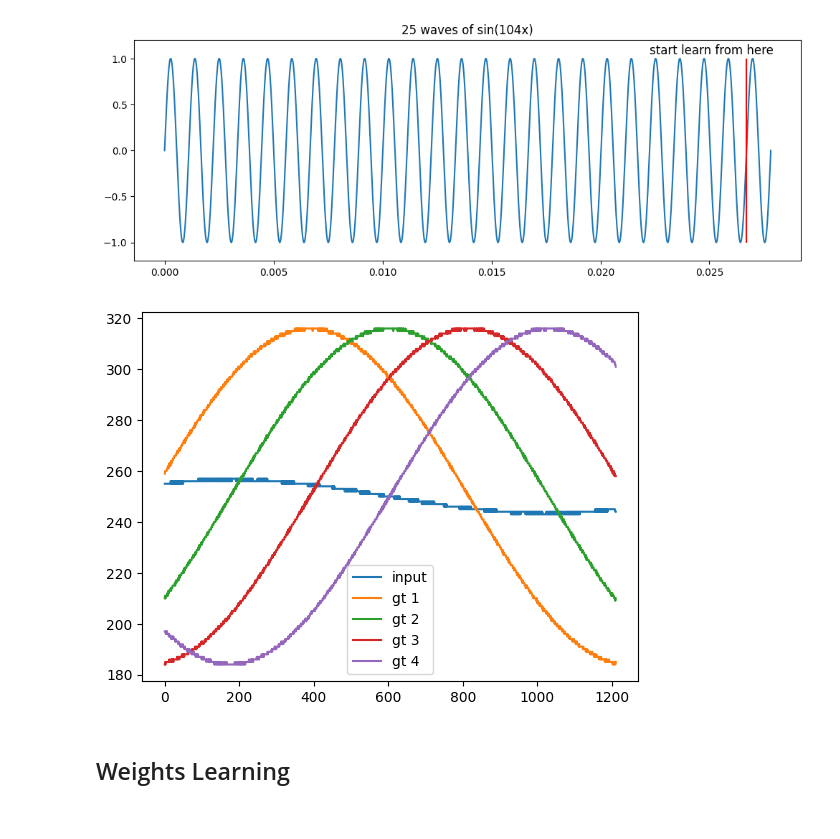
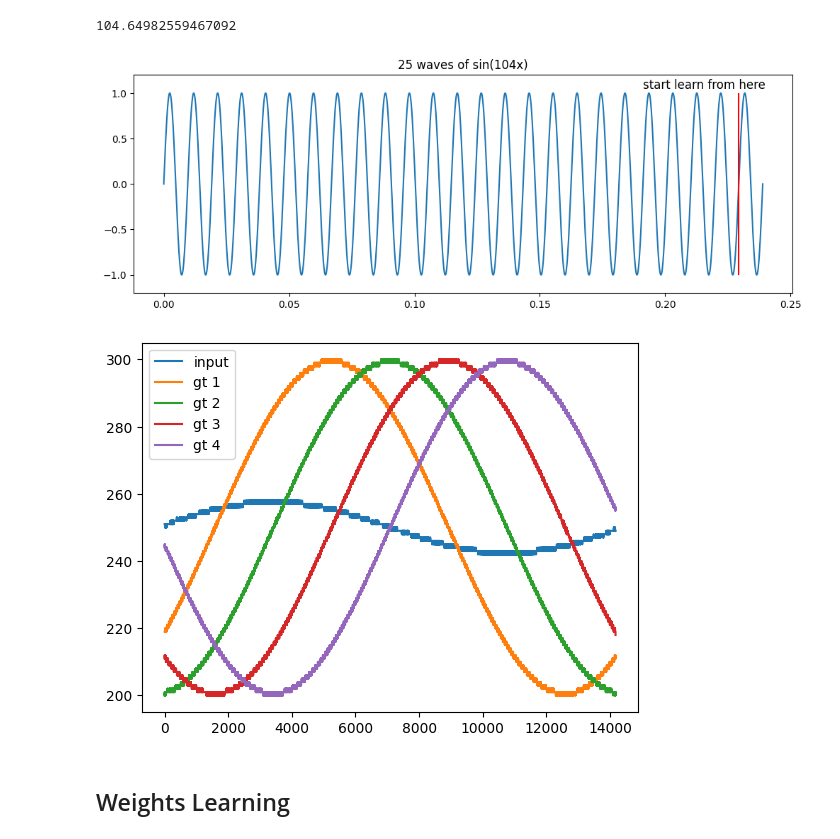
Before and after one commit to yakir4123/SNN-SCTN, a Jupyter notebook: notebooks/supervised_stdp_resonator.ipynb, the cells around one changed output. Drawn from its saved outputs; the diff is of its cells as text; code cells hidden in the pictures.

```diff
--- a/notebooks/supervised_stdp_resonator.ipynb
+++ b/notebooks/supervised_stdp_resonator.ipynb
@@ -66,7 +66,7 @@ def smooth(arr, size):
     return res
 
 clk_freq = 1536000
-freq0 = 849
+freq0 = 104
 lf = 4
 best_lp = lp_by_lf(lf, freq0, clk_freq)
 freq0 = freq_of_resonator(clk_freq, lf, best_lp)
@@ -75,6 +75,9 @@ duration = 25 / freq0
 x = np.linspace(0, duration, int(duration * clk_freq))
 t = x * 2 * np.pi * freq0
 sine_wave = np.sin(t)
+freq0
+# %% [output]
+104.64982559467092
 # %%
 plt.figure(figsize=(12, 4))
 plt.plot(x, sine_wave)
@@ -84,7 +87,7 @@ plt.text(20/freq0, 1.05, 'start learn from here', fontsize=12)
 plt.ylim(-1.2, 1.2)
 None
 # %% [output]
-[figure, old version]
+[figure, new version]
 # %%
 %matplotlib inline
 
@@ -98,35 +101,38 @@ neuron.activation_function = IDENTITY
 resonator.add_layer(SCTNLayer([neuron]))
 
 wave_length = int(clk_freq/freq0)
 resonator.log_out_spikes(-1)
 resonator.input_full_data(sine_wave)
 
 resonator_input = neuron_output(resonator.neurons[0], freq0, shift_degrees=0)
 rresonator_input = events_to_spikes(resonator_input-resonator_input[0], run_window=spikes_window, spikes_arr_size=int(clk_freq/freq0)+1)
 
 ground_truth = []
 for phase_shift in [45, 90, 135, 180]:
     phase_shift /= 360
     resonator.input_full_data(sine_wave[int((1-phase_shift)*wave_length):int((20-phase_shift)*wave_length)])
     resonator.log_out_spikes(-1)
     resonator.forget_logs()
 
-    resonator.input_full_data(10*sine_wave[int((1-phase_shift)*wave_length):])
+    resonator.input_full_data(6.5*sine_wave[int((1-phase_shift)*wave_length):])
     ground_truth.append(neuron_output(resonator.neurons[0], freq0))
 
 gt1 = ground_truth[0]
 gt2 = ground_truth[1]
 gt3 = ground_truth[2]
 gt4 = ground_truth[3]
 rolling_gt = []
 plt.plot(rresonator_input, label=f'input')
 for i, gt in enumerate(ground_truth):
     rolling_gt.append(events_to_spikes(gt-resonator_input[0], run_window=spikes_window, spikes_arr_size=int(clk_freq/freq0)+1))
     plt.plot(rolling_gt[i], label=f'gt {i+1}')
+
+gt_wave_amplitudes = [(o.max(), o.min()) for o in rolling_gt]
+
 plt.legend()
 plt.show()
 # %% [output]
-[figure, old version]
+[figure, new version]
 # %%
 def learning_resonator(
         lf,
```
Also changed, not shown: parts of 11 cells of this notebook, 2 other files.
